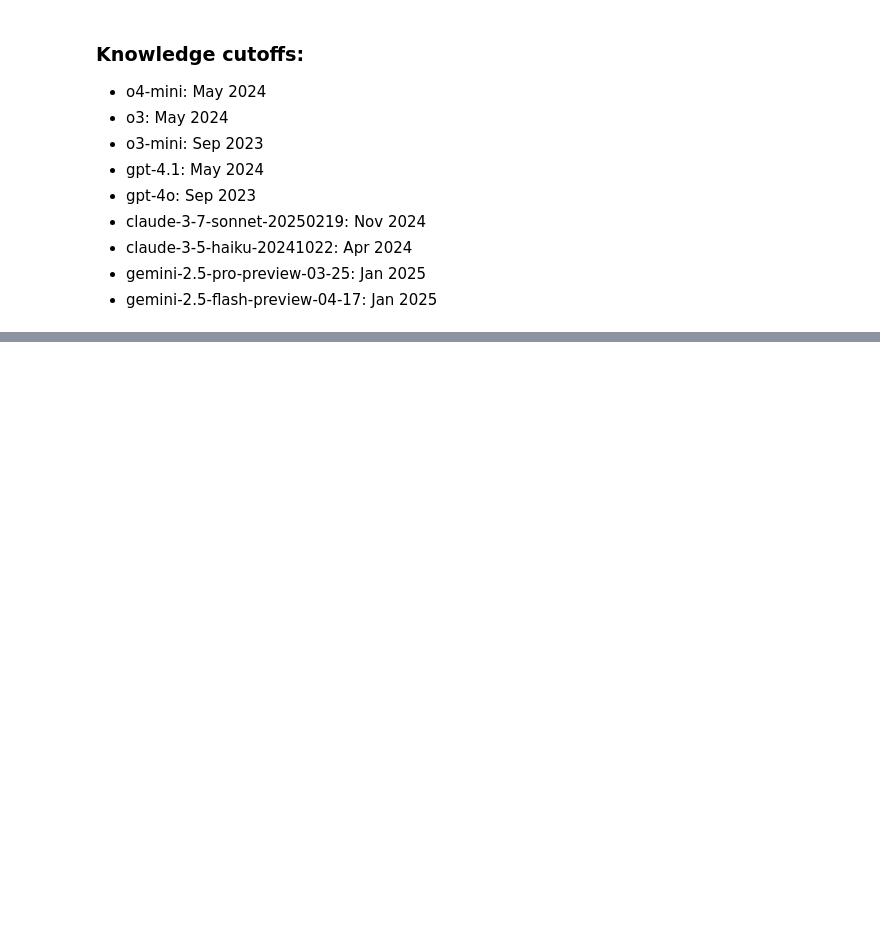
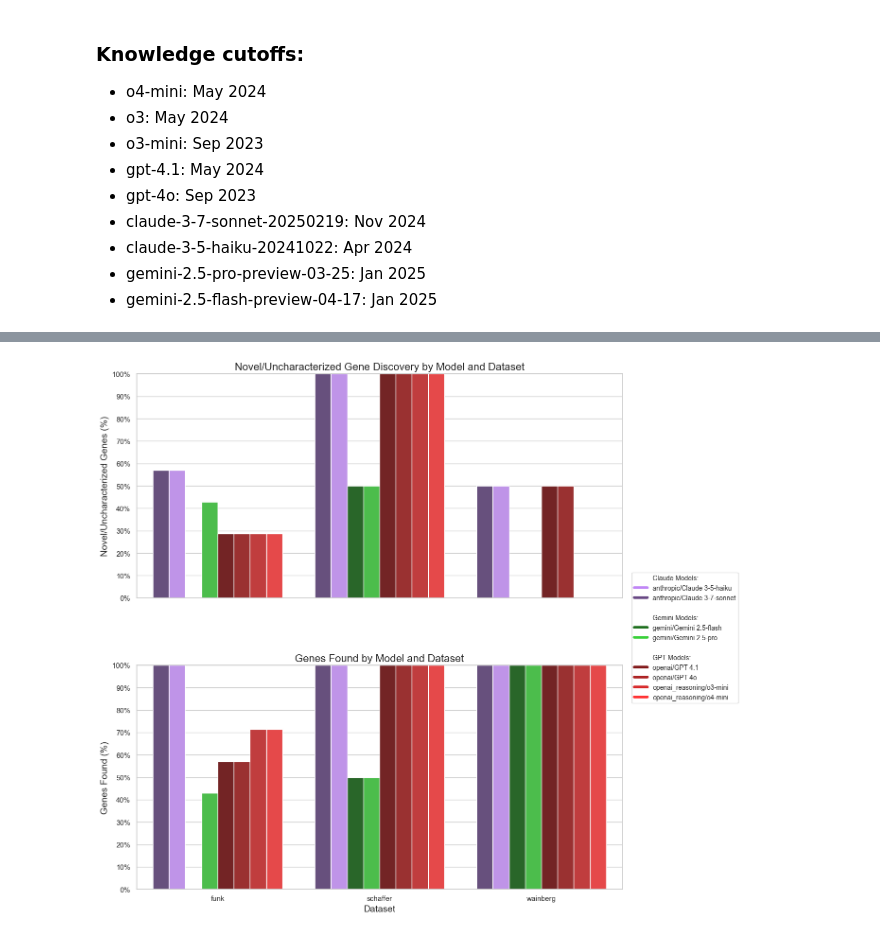
Before and after one commit to cheeseman-lab/mozzarellm, a Jupyter notebook: examples/benchmarks.ipynb, the cells around one changed output, grey strips where cells are left out. Drawn from its saved outputs; the diff is of its cells as text; code cells hidden in the pictures; blank space fills up the shorter version.

Commit message:
fix benchmarks

```diff
--- a/examples/benchmarks.ipynb
+++ b/examples/benchmarks.ipynb
@@ -826,14 +1559,2 @@ print("\nAnalysis complete!")
 # %%
-# Remove any quotes in the tables
-def clean_table(df):
-    """Remove quotes from all string columns in the DataFrame"""
-    for col in df.select_dtypes(include=["object"]).columns:
-        df[col] = df[col].str.replace('"', "", regex=False)
-        df[col] = df[col].str.replace("'", "", regex=False)
-    return df
-
-
-# Clean the tables
-summary_df = clean_table(summary_df)
-gene_table = clean_table(gene_table)
-cluster_table = clean_table(cluster_table)
+summary_df, gene_table, cluster_table = run_analysis(project_root)
@@ -865,14 +1606,14 @@ summary_df["Genes Found %"] = summary_df["Genes Found"].apply(
 
 # Create a model type mapping
 model_types = {
-    "claude-3-7-sonnet-20250219": "Claude",
-    "claude-3-5-haiku-20241022": "Claude",
-    "gemini-2.5-flash-preview-04-17": "Gemini",
-    "gemini-2.5-pro-preview-03-25": "Gemini",
-    "gpt-4.1": "GPT",
-    "gpt-4o": "GPT",
-    "o3-mini": "GPT",
-    "o4-mini": "GPT",
+    "anthropic/claude-3-7-sonnet-20250219": "Claude",
+    "anthropic/claude-3-5-haiku-20241022": "Claude",
+    "gemini/gemini-2.5-flash-preview-04-17": "Gemini",
+    "gemini/gemini-2.5-pro-preview-03-25": "Gemini",
+    "openai/gpt-4.1": "GPT",
+    "openai/gpt-4o": "GPT",
+    "openai_reasoning/o3-mini": "GPT",
+    "openai_reasoning/o4-mini": "GPT",
 }
 
 # Add model type column
@@ -982,30 +1723,38 @@ for model_type in type_base_colors.keys():
                 .replace("-20250219", "")
                 .replace("-20241022", "")
             )
         elif "gemini" in model:
             display_name = (
                 model.replace("gemini-", "Gemini ")
                 .replace("-preview-04-17", "")
                 .replace("-preview-03-25", "")
             )
         elif "gpt" in model:
             display_name = model.replace("gpt-", "GPT ")
         else:
             display_name = model
 
         legend_elements.append(Line2D([0], [0], color=color, lw=4, label=display_name))
 
     # Add a separator after each group
     if model_type != list(type_base_colors.keys())[-1]:
         legend_elements.append(Line2D([0], [0], color="white", lw=0, label=""))
 
 # Add the legend outside the plot area, positioned between the two panels
 fig.legend(
     handles=legend_elements, loc="center right", bbox_to_anchor=(0.98, 0.5), fontsize=10
 )
 
 # Adjust layout for the legend and spacing between panels
 plt.tight_layout()
 plt.subplots_adjust(right=0.8, hspace=0.3)
 
+# Construct the save path
+save_path = os.path.join(project_root, "data/benchmarks/analysis_figure.png")
+
+# Save the figure with high dpi (e.g., 300)
+plt.savefig(save_path, dpi=300)
+
 plt.show()
+# %% [output]
+[figure, added]
```
Also changed, not shown: parts of 12 cells of this notebook, 2 other files.
